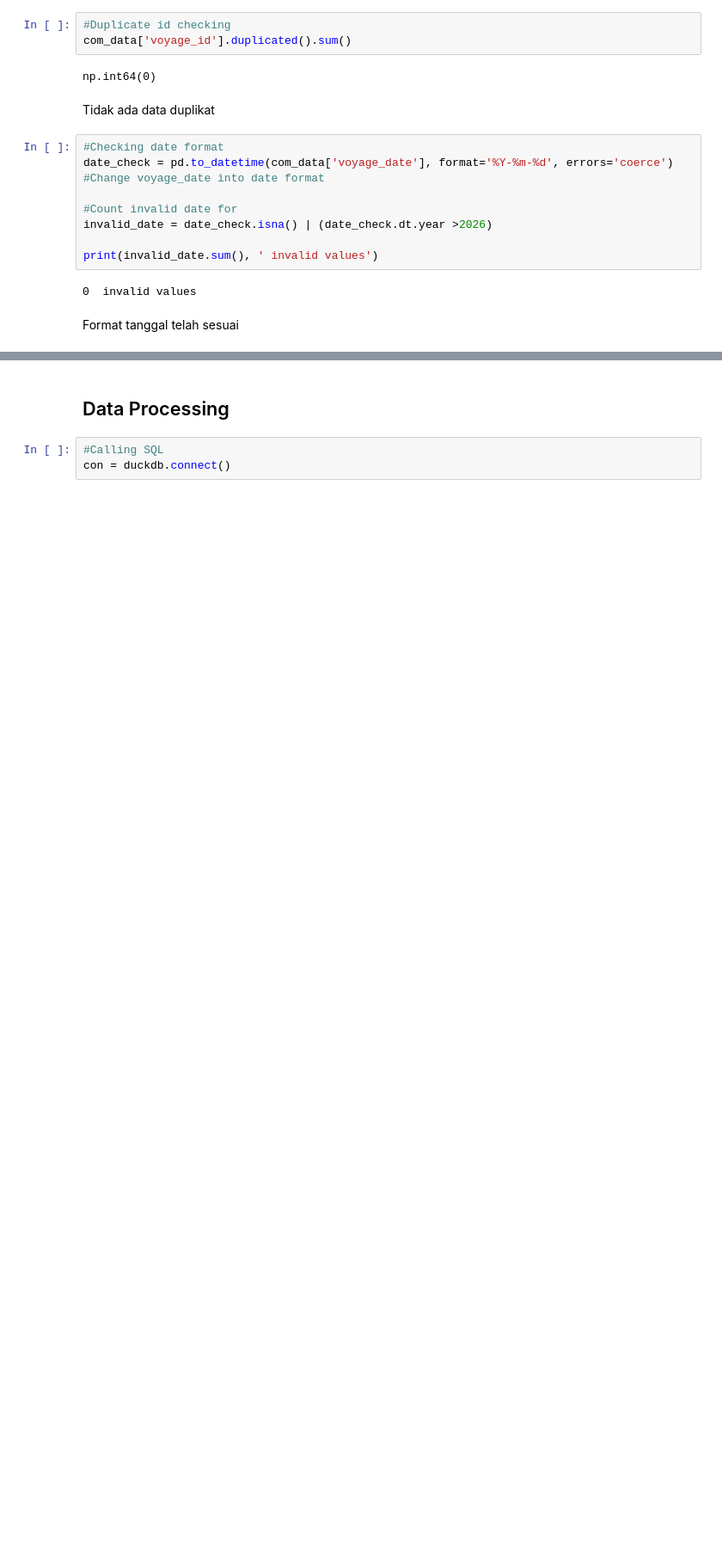
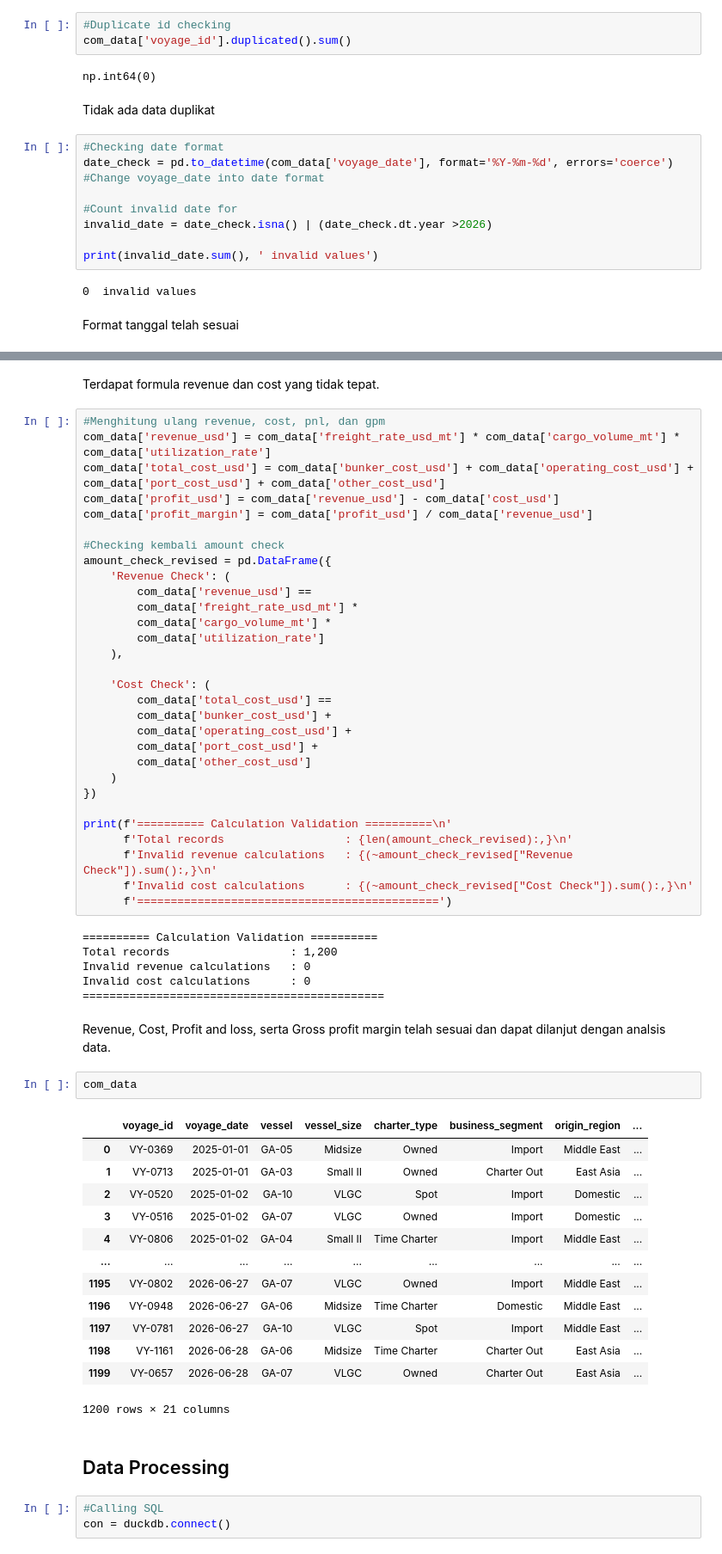
Before and after one commit to dhenis09/Analysis_Case_Project, a Jupyter notebook: Ocean_Engines_Shipping_Commercial_Performance_Analysis.ipynb, the cells around one changed output, grey strips where cells are left out. Shown at 86% size. Saved outputs shown, nothing was run; the diff lists cells and outputs as text; blank space fills up the shorter version.

Commit message:
Update revenue, cost, pnl, margin formula and analysis

```diff
--- a/Ocean_Engines_Shipping_Commercial_Performance_Analysis.ipynb
+++ b/Ocean_Engines_Shipping_Commercial_Performance_Analysis.ipynb
@@ -134,3 +155,59 @@ print(invalid_profit['revenue_usd'].sum(), ' invalid values')
+# %% [markdown]
+Terdapat formula revenue dan cost yang tidak tepat.
+# %%
+#Menghitung ulang revenue, cost, pnl, dan gpm
+com_data['revenue_usd'] = com_data['freight_rate_usd_mt'] * com_data['cargo_volume_mt'] * com_data['utilization_rate']
+com_data['total_cost_usd'] = com_data['bunker_cost_usd'] + com_data['operating_cost_usd'] + com_data['port_cost_usd'] + com_data['other_cost_usd']
+com_data['profit_usd'] = com_data['revenue_usd'] - com_data['cost_usd']
+com_data['profit_margin'] = com_data['profit_usd'] / com_data['revenue_usd']
+
+#Checking kembali amount check
+amount_check_revised = pd.DataFrame({
+    'Revenue Check': (
+        com_data['revenue_usd'] ==
+        com_data['freight_rate_usd_mt'] *
+        com_data['cargo_volume_mt'] *
+        com_data['utilization_rate']
+    ),
+
+    'Cost Check': (
+        com_data['total_cost_usd'] ==
+        com_data['bunker_cost_usd'] +
+        com_data['operating_cost_usd'] +
+        com_data['port_cost_usd'] +
+        com_data['other_cost_usd']
+    )
+})
+
+print(f'========== Calculation Validation ==========\n'
+      f'Total records                  : {len(amount_check_revised):,}\n'
+      f'Invalid revenue calculations   : {(~amount_check_revised["Revenue Check"]).sum():,}\n'
+      f'Invalid cost calculations      : {(~amount_check_revised["Cost Check"]).sum():,}\n'
+      f'=============================================')
+# %% [output]
+========== Calculation Validation ==========
+Total records                  : 1,200
+Invalid revenue calculations   : 0
+Invalid cost calculations      : 0
+=============================================
+# %% [markdown]
+Revenue, Cost, Profit and loss, serta Gross profit margin telah sesuai dan dapat dilanjut dengan analsis data.
+# %%
+com_data
+# %% [output]
+|  | voyage_id | voyage_date | vessel | vessel_size | charter_type | business_segment | origin_region | ... |
+| 0 | VY-0369 | 2025-01-01 | GA-05 | Midsize | Owned | Import | Middle East | ... |
+| 1 | VY-0713 | 2025-01-01 | GA-03 | Small II | Owned | Charter Out | East Asia | ... |
+| 2 | VY-0520 | 2025-01-02 | GA-10 | VLGC | Spot | Import | Domestic | ... |
+| 3 | VY-0516 | 2025-01-02 | GA-07 | VLGC | Owned | Import | Domestic | ... |
+| 4 | VY-0806 | 2025-01-02 | GA-04 | Small II | Time Charter | Import | Middle East | ... |
+| ... | ... | ... | ... | ... | ... | ... | ... | ... |
+| 1195 | VY-0802 | 2026-06-27 | GA-07 | VLGC | Owned | Import | Middle East | ... |
+| 1196 | VY-0948 | 2026-06-27 | GA-06 | Midsize | Time Charter | Domestic | Middle East | ... |
+| 1197 | VY-0781 | 2026-06-27 | GA-10 | VLGC | Spot | Import | Middle East | ... |
+| 1198 | VY-1161 | 2026-06-28 | GA-06 | Midsize | Time Charter | Charter Out | East Asia | ... |
+| 1199 | VY-0657 | 2026-06-28 | GA-07 | VLGC | Owned | Charter Out | East Asia | ... |
+1200 rows × 21 columns
 # %% [markdown]
 ## Data Processing
 # %%
```
Also changed, not shown: parts of 6 cells of this notebook.
